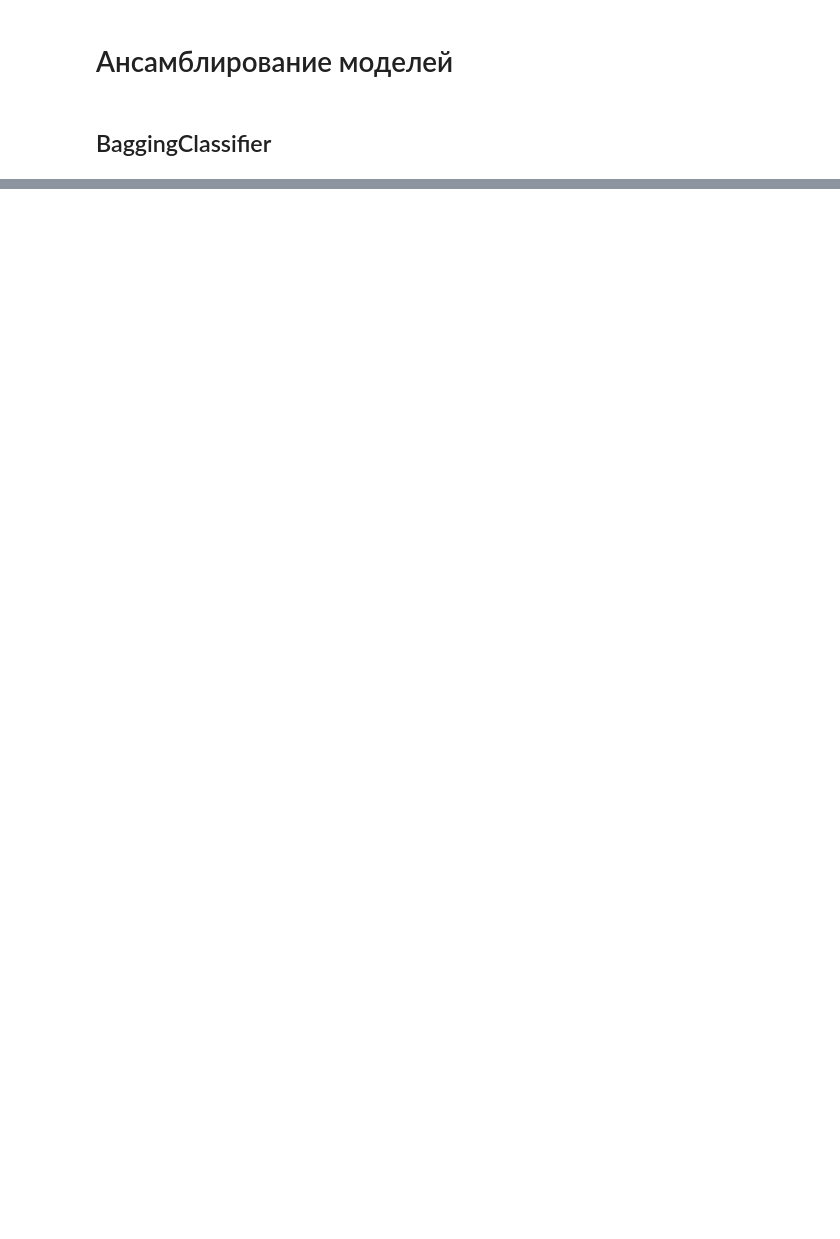
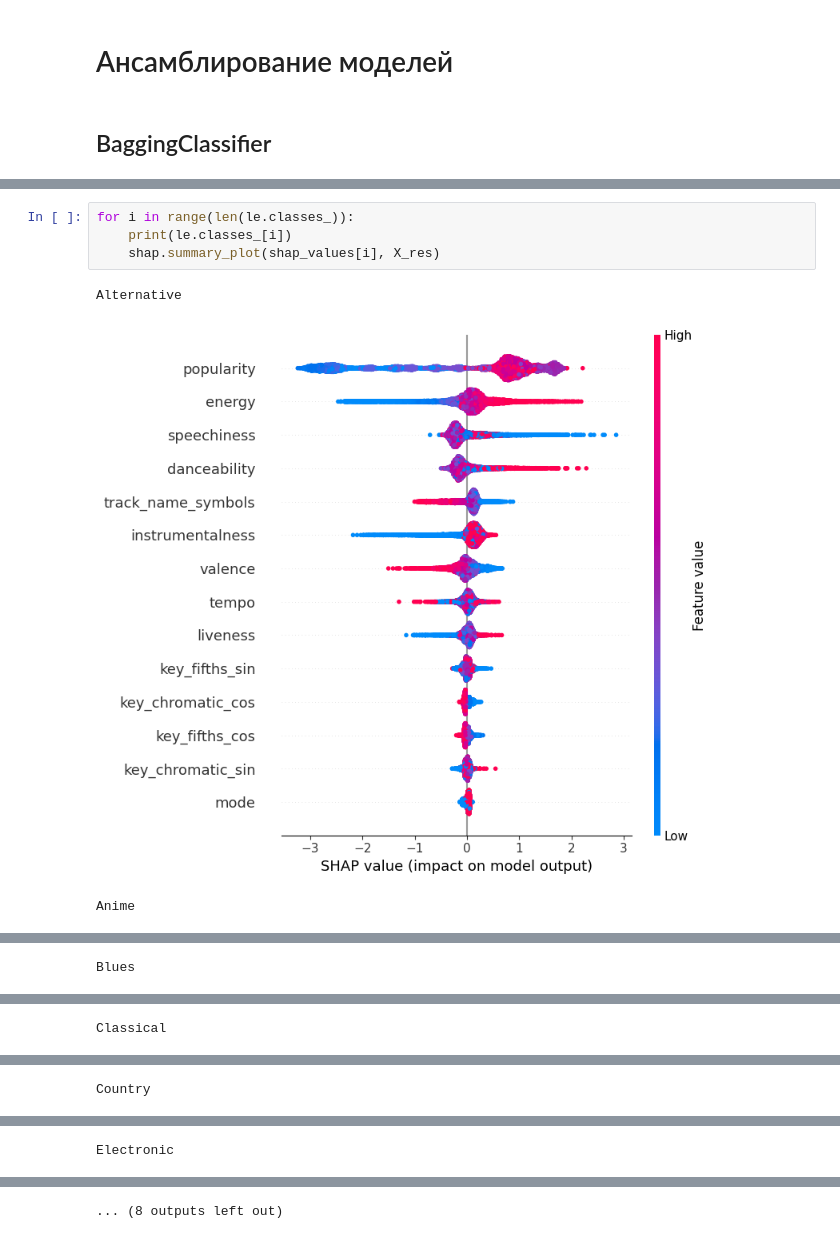
Before and after one commit to gtrofimiuk/ML_course, a Jupyter notebook: MusicGenres.ipynb, the cells around one changed output, grey strips where cells are left out. Drawn from its saved outputs; the diff is of its cells as text; blank space fills up the shorter version.

```diff
--- a/MusicGenres.ipynb
+++ b/MusicGenres.ipynb
@@ -956,0 +1196,8 @@ print(classification_report(y_test, y_pred_bcf))
+# %%
+for i in range(len(le.classes_)):
+    print(le.classes_[i])
+    shap.summary_plot(shap_values[i], X_res)
+# %% [output]
+Alternative
+[figure, added]
+Anime
@@ -956,0 +1205 @@ print(classification_report(y_test, y_pred_bcf))
+Blues
@@ -956,0 +1207 @@ print(classification_report(y_test, y_pred_bcf))
+Classical
@@ -956,0 +1209 @@ print(classification_report(y_test, y_pred_bcf))
+Country
@@ -956,0 +1211 @@ print(classification_report(y_test, y_pred_bcf))
+Electronic
@@ -956,0 +1213 @@ print(classification_report(y_test, y_pred_bcf))
+... (8 outputs left out)
```
Also changed, not shown: parts of 30 cells of this notebook.
